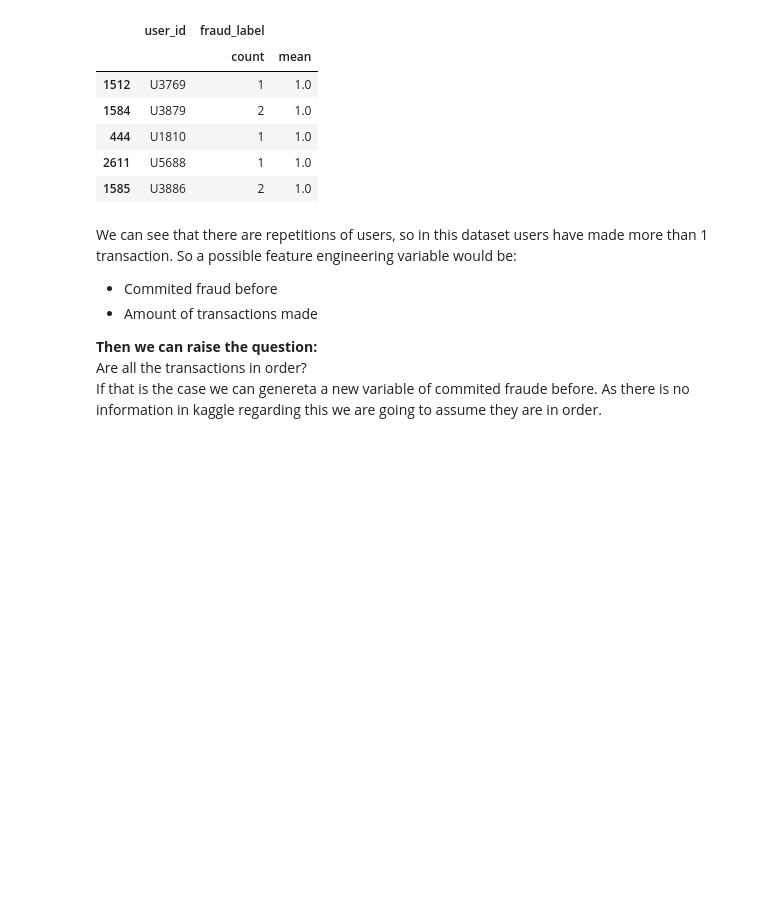
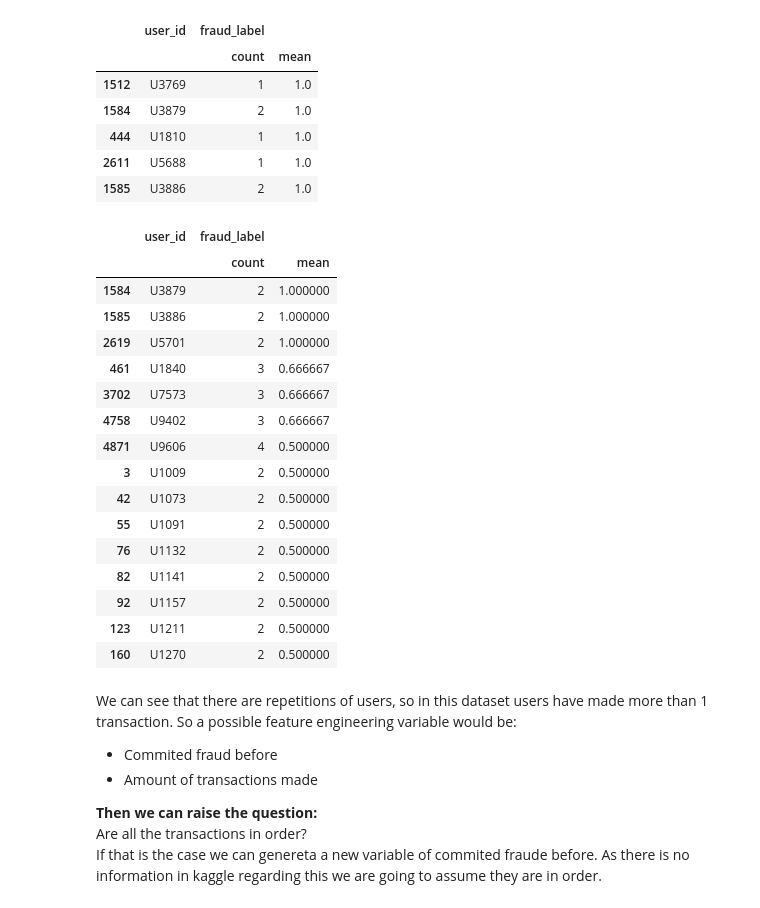
Before and after one commit to GerardGJ/FRAUD-DETECTION, a Jupyter notebook: notebooks/01-EDA.ipynb, the cells around one changed output. Cells and saved outputs as stored; diff of their text form; code cells hidden in the pictures; blank space fills up the shorter version.

```diff
--- a/notebooks/01-EDA.ipynb
+++ b/notebooks/01-EDA.ipynb
@@ -150,6 +161,26 @@ Top 5 users with the highest fraud rate:
 | 444 | U1810 | 1 | 1.0 |
 | 2611 | U5688 | 1 | 1.0 |
 | 1585 | U3886 | 2 | 1.0 |
+# %%
+display(user_fraud[user_fraud[(('fraud_label','count'))]>1].sort_values([('fraud_label','mean'),('fraud_label','count')],ascending=False).head(15))
+# %% [output]
+|  | user_id | fraud_label |  |
+|  |  | count | mean |
+| 1584 | U3879 | 2 | 1.000000 |
+| 1585 | U3886 | 2 | 1.000000 |
+| 2619 | U5701 | 2 | 1.000000 |
+| 461 | U1840 | 3 | 0.666667 |
+| 3702 | U7573 | 3 | 0.666667 |
+| 4758 | U9402 | 3 | 0.666667 |
+| 4871 | U9606 | 4 | 0.500000 |
+| 3 | U1009 | 2 | 0.500000 |
+| 42 | U1073 | 2 | 0.500000 |
+| 55 | U1091 | 2 | 0.500000 |
+| 76 | U1132 | 2 | 0.500000 |
+| 82 | U1141 | 2 | 0.500000 |
+| 92 | U1157 | 2 | 0.500000 |
+| 123 | U1211 | 2 | 0.500000 |
+| 160 | U1270 | 2 | 0.500000 |
 # %% [markdown]
 We can see that there are repetitions of users, so in this dataset users have made more than 1 transaction. So a possible feature engineering variable would be:
 - Commited fraud before
```
Also changed, not shown: parts of 3 cells of this notebook, 3 other files.
